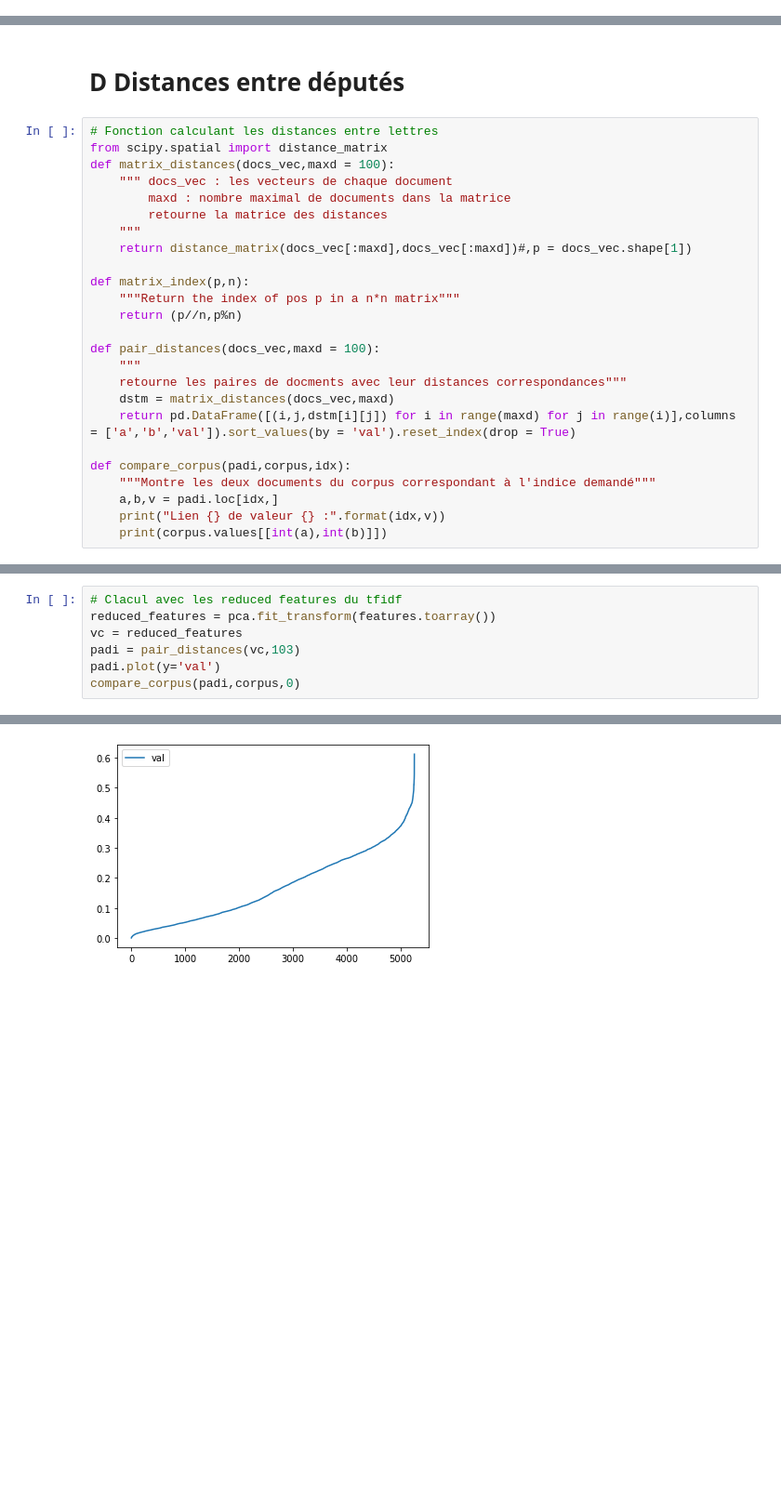
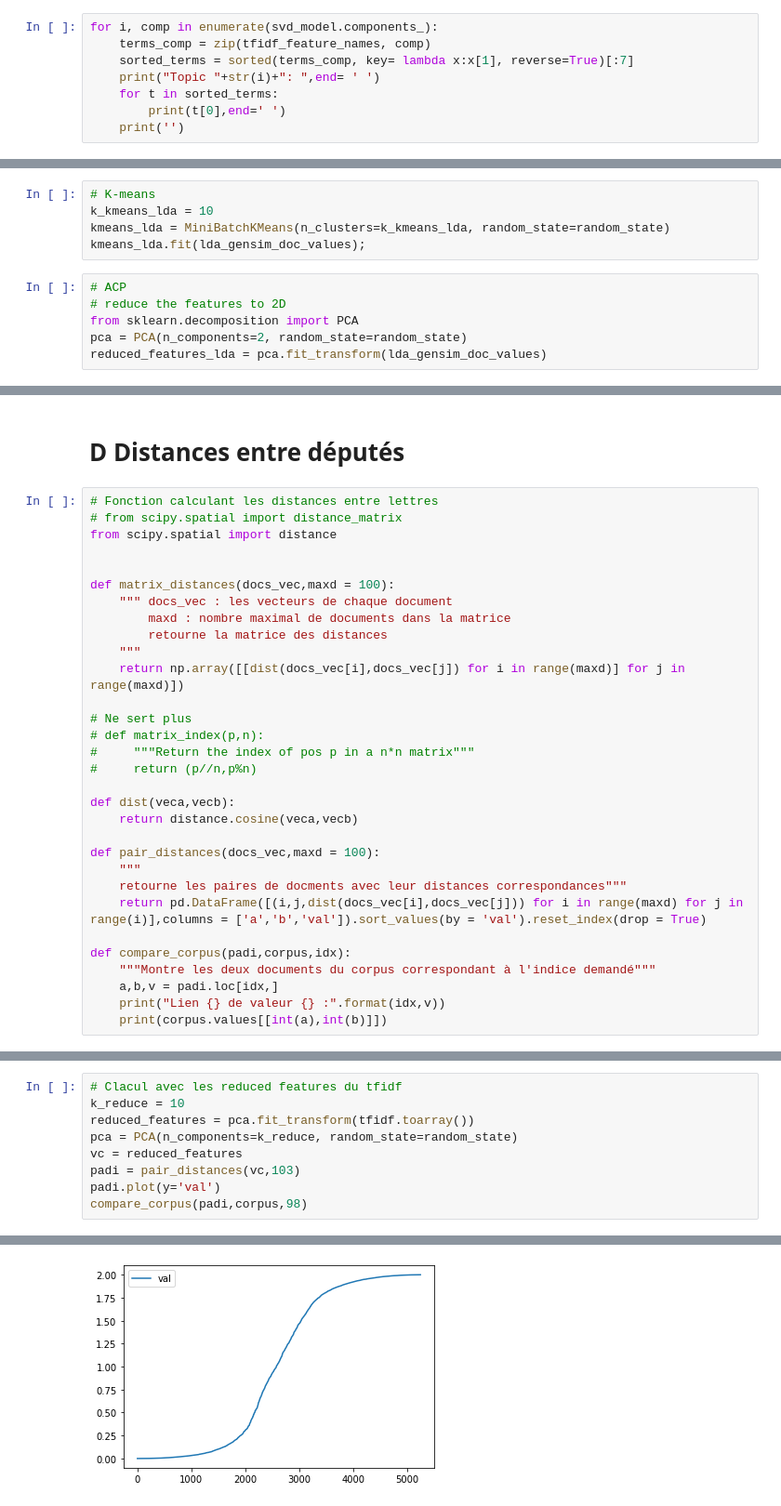
Before and after one commit to AchilleBaucher/confiance_diffusion, a Jupyter notebook: jupyter/clustering.ipynb, the cells around one changed output, grey strips where cells are left out. Shown at 93% size. Cells and saved outputs as stored; diff of their text form; blank space fills up the shorter version.

Commit message:
Clustering avancé etajout glossaire

```diff
--- a/jupyter/clustering.ipynb
+++ b/jupyter/clustering.ipynb
@@ -283,0 +155,8 @@ axes[2].scatter(reduced_features[:,0], reduced_features[:,1], c=groupint)
+# %%
+for i, comp in enumerate(svd_model.components_):
+    terms_comp = zip(tfidf_feature_names, comp)
+    sorted_terms = sorted(terms_comp, key= lambda x:x[1], reverse=True)[:7]
+    print("Topic "+str(i)+": ",end= ' ')
+    for t in sorted_terms:
+        print(t[0],end=' ')
+    print('')
@@ -283,0 +286,11 @@ axes[2].scatter(reduced_features[:,0], reduced_features[:,1], c=groupint)
+# %%
+# K-means
+k_kmeans_lda = 10
+kmeans_lda = MiniBatchKMeans(n_clusters=k_kmeans_lda, random_state=random_state)
+kmeans_lda.fit(lda_gensim_doc_values);
+# %%
+# ACP
+# reduce the features to 2D
+from sklearn.decomposition import PCA
+pca = PCA(n_components=2, random_state=random_state)
+reduced_features_lda = pca.fit_transform(lda_gensim_doc_values)
@@ -285,23 +326,29 @@ axes[2].scatter(reduced_features[:,0], reduced_features[:,1], c=groupint)
 # D Distances entre députés
 # %%
 # Fonction calculant les distances entre lettres
-from scipy.spatial import distance_matrix
+# from scipy.spatial import distance_matrix
+from scipy.spatial import distance
+
+
 def matrix_distances(docs_vec,maxd = 100):
     """ docs_vec : les vecteurs de chaque document
         maxd : nombre maximal de documents dans la matrice
         retourne la matrice des distances
     """
-    return distance_matrix(docs_vec[:maxd],docs_vec[:maxd])#,p = docs_vec.shape[1])
+    return np.array([[dist(docs_vec[i],docs_vec[j]) for i in range(maxd)] for j in range(maxd)])
 
-def matrix_index(p,n):
-    """Return the index of pos p in a n*n matrix"""
-    return (p//n,p%n)
+# Ne sert plus
+# def matrix_index(p,n):
+#     """Return the index of pos p in a n*n matrix"""
+#     return (p//n,p%n)
+
+def dist(veca,vecb):
+    return distance.cosine(veca,vecb)
 
 def pair_distances(docs_vec,maxd = 100):
     """
     retourne les paires de docments avec leur distances correspondances"""
-    dstm = matrix_distances(docs_vec,maxd)
-    return pd.DataFrame([(i,j,dstm[i][j]) for i in range(maxd) for j in range(i)],columns = ['a','b','val']).sort_values(by = 'val').reset_index(drop = True)
+    return pd.DataFrame([(i,j,dist(docs_vec[i],docs_vec[j])) for i in range(maxd) for j in range(i)],columns = ['a','b','val']).sort_values(by = 'val').reset_index(drop = True)
 
 def compare_corpus(padi,corpus,idx):
     """Montre les deux documents du corpus correspondant à l'indice demandé"""
@@ -322,8 +380,10 @@ Lien 10 de valeur 0.9616782646812451 :
 # %%
 # Clacul avec les reduced features du tfidf
-reduced_features = pca.fit_transform(features.toarray())
+k_reduce = 10
+reduced_features = pca.fit_transform(tfidf.toarray())
+pca = PCA(n_components=k_reduce, random_state=random_state)
 vc = reduced_features
 padi = pair_distances(vc,103)
 padi.plot(y='val')
-compare_corpus(padi,corpus,0)
+compare_corpus(padi,corpus,98)
 # %% [output]
@@ -333,3 +393,3 @@ Lien 0 de valeur 0.0005025564404921643 :
-[figure, old version]
+[figure, new version]
 # %%
 # Clacul avec les le LSA
```
Also changed, not shown: parts of 67 cells of this notebook, 2 other files.
